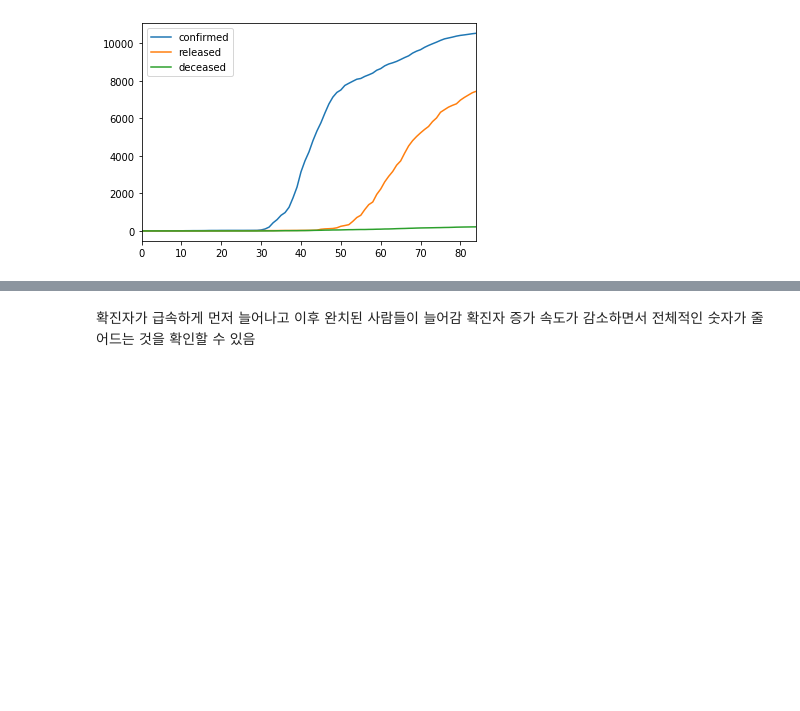
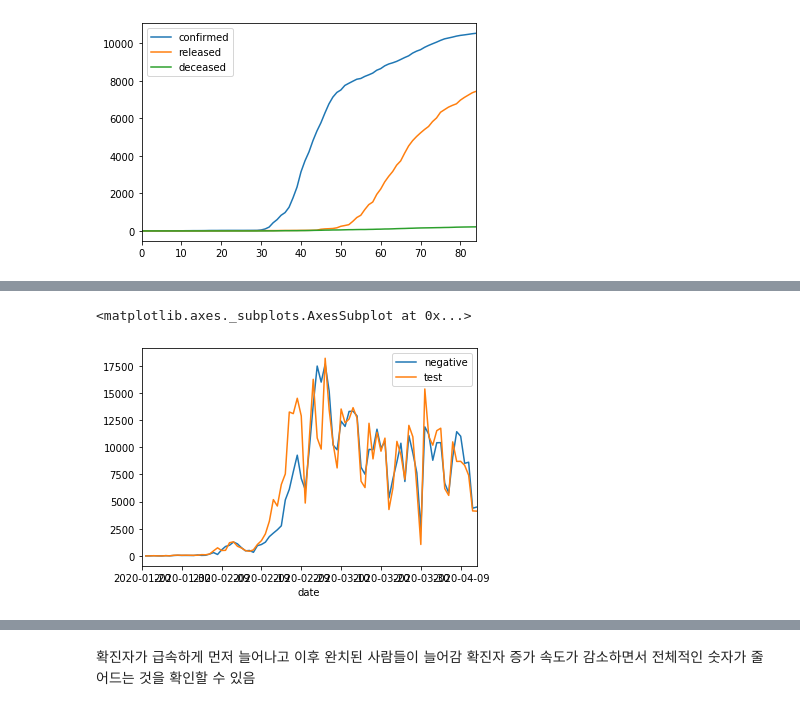
Before and after one commit to chan157/DACON_COVID, a Jupyter notebook: Basic_Visualization.ipynb, the cells around one changed output, grey strips where cells are left out. Cells and saved outputs as stored; diff of their text form; code cells hidden in the pictures; blank space fills up the shorter version.

```diff
--- a/Basic_Visualization.ipynb
+++ b/Basic_Visualization.ipynb
@@ -127 +155,9 @@ Index(['date', 'time', 'test', 'negative', 'confirmed', 'released',
+# %%
+time.index = time.date
+time_df=time.drop(['date','time'],axis=1,errors='ignore')
+# %%
+time_df[['negative','test']].diff(1).plot()
+# %% [output]
+<matplotlib.axes._subplots.AxesSubplot at 0x...>
+[figure, added]
 # %%
```
Also changed, not shown: parts of 29 cells of this notebook.
